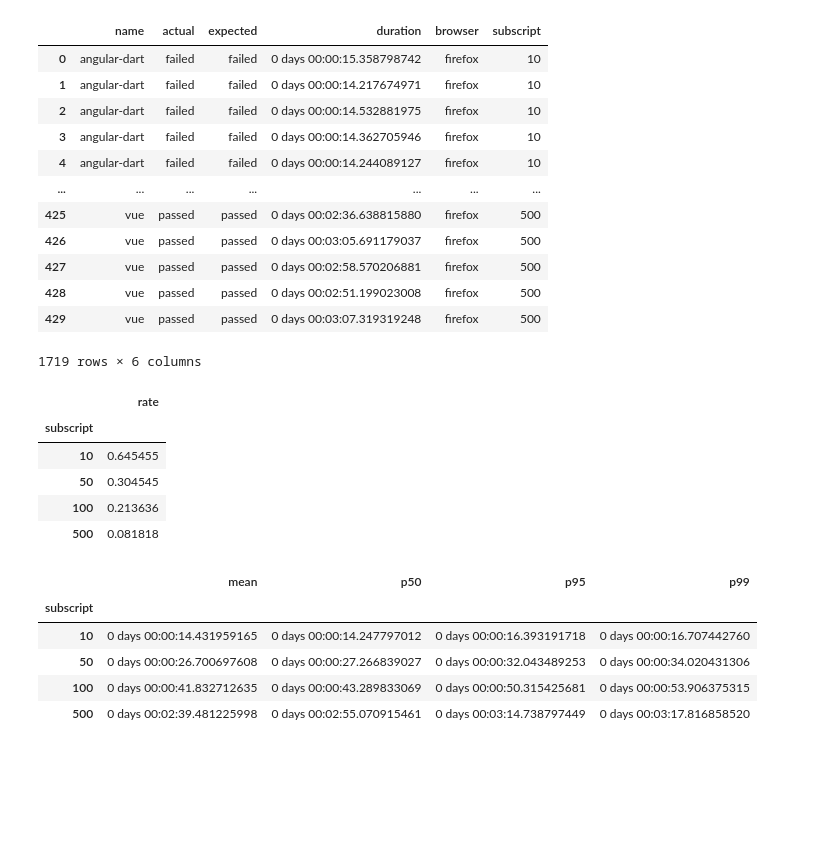
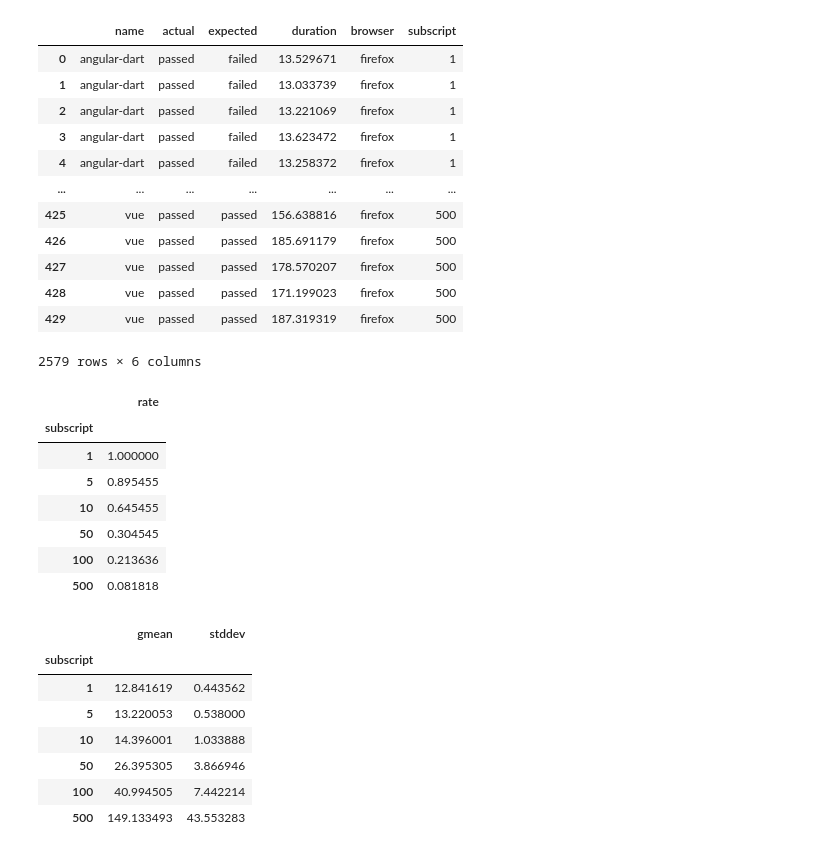
Before and after one commit to quickstrom/pyquickstrom, a Jupyter notebook: case-studies/runtimes/TodoMVC runtimes.ipynb, the cells around one changed output. Saved outputs shown, nothing was run; the diff lists cells and outputs as text; code cells hidden in the pictures; blank space fills up the shorter version.

```diff
--- a/case-studies/runtimes/TodoMVC runtimes.ipynb
+++ b/case-studies/runtimes/TodoMVC runtimes.ipynb
@@ -4,23 +8,22 @@ import pandas as pd
 d = pd.concat([
     pd.read_csv(f"~/Documents/case-study-runtimes/{n}.csv",
                 names=["name", "actual", "expected", "duration", "browser", "subscript"])
-    for n in [10, 50, 100, 500]])
-d["duration"] = pd.to_timedelta(d["duration"], unit="s")
+    for n in [1, 5, 10, 50, 100, 500]])
 d
 # %% [output]
 |  | name | actual | expected | duration | browser | subscript |
-| 0 | angular-dart | failed | failed | 0 days 00:00:15.358798742 | firefox | 10 |
-| 1 | angular-dart | failed | failed | 0 days 00:00:14.217674971 | firefox | 10 |
-| 2 | angular-dart | failed | failed | 0 days 00:00:14.532881975 | firefox | 10 |
-| 3 | angular-dart | failed | failed | 0 days 00:00:14.362705946 | firefox | 10 |
-| 4 | angular-dart | failed | failed | 0 days 00:00:14.244089127 | firefox | 10 |
+| 0 | angular-dart | passed | failed | 13.529671 | firefox | 1 |
+| 1 | angular-dart | passed | failed | 13.033739 | firefox | 1 |
+| 2 | angular-dart | passed | failed | 13.221069 | firefox | 1 |
+| 3 | angular-dart | passed | failed | 13.623472 | firefox | 1 |
+| 4 | angular-dart | passed | failed | 13.258372 | firefox | 1 |
 | ... | ... | ... | ... | ... | ... | ... |
-| 425 | vue | passed | passed | 0 days 00:02:36.638815880 | firefox | 500 |
-| 426 | vue | passed | passed | 0 days 00:03:05.691179037 | firefox | 500 |
-| 427 | vue | passed | passed | 0 days 00:02:58.570206881 | firefox | 500 |
-| 428 | vue | passed | passed | 0 days 00:02:51.199023008 | firefox | 500 |
-| 429 | vue | passed | passed | 0 days 00:03:07.319319248 | firefox | 500 |
+| 425 | vue | passed | passed | 156.638816 | firefox | 500 |
+| 426 | vue | passed | passed | 185.691179 | firefox | 500 |
+| 427 | vue | passed | passed | 178.570207 | firefox | 500 |
+| 428 | vue | passed | passed | 171.199023 | firefox | 500 |
+| 429 | vue | passed | passed | 187.319319 | firefox | 500 |
-1719 rows × 6 columns
+2579 rows × 6 columns
 # %%
 expected_failed = d[d["expected"] == "failed"]
 false_positives = expected_failed[expected_failed["actual"] == "passed"]
@@ -32,6 +35,8 @@ false_positive_rates
 # %% [output]
 |  | rate |
 | subscript |  |
+| 1 | 1.000000 |
+| 5 | 0.895455 |
 | 10 | 0.645455 |
 | 50 | 0.304545 |
 | 100 | 0.213636 |
@@ -39,16 +44,16 @@ false_positive_rates
 # %%
 expected_passed = d[d["expected"] == "passed"]
 
 x = pd.DataFrame()
-x["mean"] = expected_passed.groupby("subscript")["duration"].mean()
-x["p50"] = expected_passed.groupby("subscript")["duration"].quantile(.5)
-x["p95"] = expected_passed.groupby("subscript")["duration"].quantile(.95)
-x["p99"] = expected_passed.groupby("subscript")["duration"].quantile(.99)
+x["gmean"] = expected_passed.groupby("subscript")["duration"].apply(gmean)
+x["stddev"] = expected_passed.groupby("subscript")["duration"].std()
 x
 # %% [output]
-|  | mean | p50 | p95 | p99 |
-| subscript |  |  |  |  |
-| 10 | 0 days 00:00:14.431959165 | 0 days 00:00:14.247797012 | 0 days 00:00:16.393191718 | 0 days 00:00:16.707442760 |
-| 50 | 0 days 00:00:26.700697608 | 0 days 00:00:27.266839027 | 0 days 00:00:32.043489253 | 0 days 00:00:34.020431306 |
-| 100 | 0 days 00:00:41.832712635 | 0 days 00:00:43.289833069 | 0 days 00:00:50.315425681 | 0 days 00:00:53.906375315 |
-| 500 | 0 days 00:02:39.481225998 | 0 days 00:02:55.070915461 | 0 days 00:03:14.738797449 | 0 days 00:03:17.816858520 |
+|  | gmean | stddev |
+| subscript |  |  |
+| 1 | 12.841619 | 0.443562 |
+| 5 | 13.220053 | 0.538000 |
+| 10 | 14.396001 | 1.033888 |
+| 50 | 26.395305 | 3.866946 |
+| 100 | 40.994505 | 7.442214 |
+| 500 | 149.133493 | 43.553283 |
```
Also changed, not shown: parts of 4 cells of this notebook, 2 other files.
